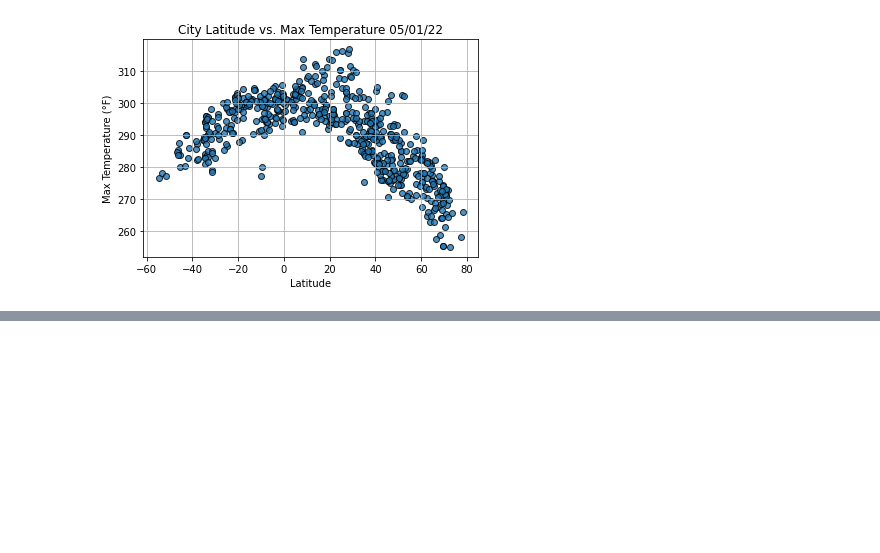
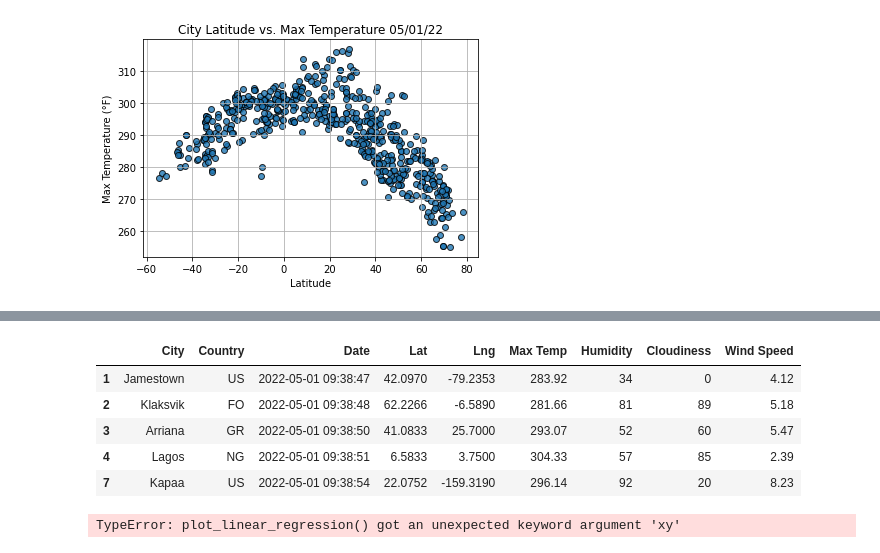
Before and after one commit to kolemae/World_Weather_Analysis, a Jupyter notebook: WeatherPy.ipynb, the cells around one changed output, grey strips where cells are left out. Saved outputs shown, nothing was run; the diff lists cells and outputs as text; code cells hidden in the pictures; blank space fills up the shorter version.

```diff
--- a/WeatherPy.ipynb
+++ b/WeatherPy.ipynb
@@ -266,0 +294,9 @@ plt.show()
+# %%
+city_data_df.loc[(city_data_df["Lat"] >= 0)].head()
+# %% [output]
+|  | City | Country | Date | Lat | Lng | Max Temp | Humidity | Cloudiness | Wind Speed |
+| 1 | Jamestown | US | 2022-05-01 09:38:47 | 42.0970 | -79.2353 | 283.92 | 34 | 0 | 4.12 |
+| 2 | Klaksvik | FO | 2022-05-01 09:38:48 | 62.2266 | -6.5890 | 281.66 | 81 | 89 | 5.18 |
+| 3 | Arriana | GR | 2022-05-01 09:38:50 | 41.0833 | 25.7000 | 293.07 | 52 | 60 | 5.47 |
+| 4 | Lagos | NG | 2022-05-01 09:38:51 | 6.5833 | 3.7500 | 304.33 | 57 | 85 | 2.39 |
+| 7 | Kapaa | US | 2022-05-01 09:38:54 | 22.0752 | -159.3190 | 296.14 | 92 | 20 | 8.23 |
@@ -266,0 +307,11 @@ plt.show()
+# %%
+# Linear regression for Northern Hemisphere
+x_values = northern_hemi_df["Lat"]
+y_values = northern_hemi_df["Max Temp"]
+
+# Call function
+plot_linear_regression(x_values, y_values,
+                       "Linear Regression on the Northern Hemisphere \nfor Maximum Temperature",
+                       "Max Temp",xy=(20,40))
+# %% [output]
+TypeError: plot_linear_regression() got an unexpected keyword argument 'xy'
```
Also changed, not shown: parts of 8 cells of this notebook, 9 other files.
